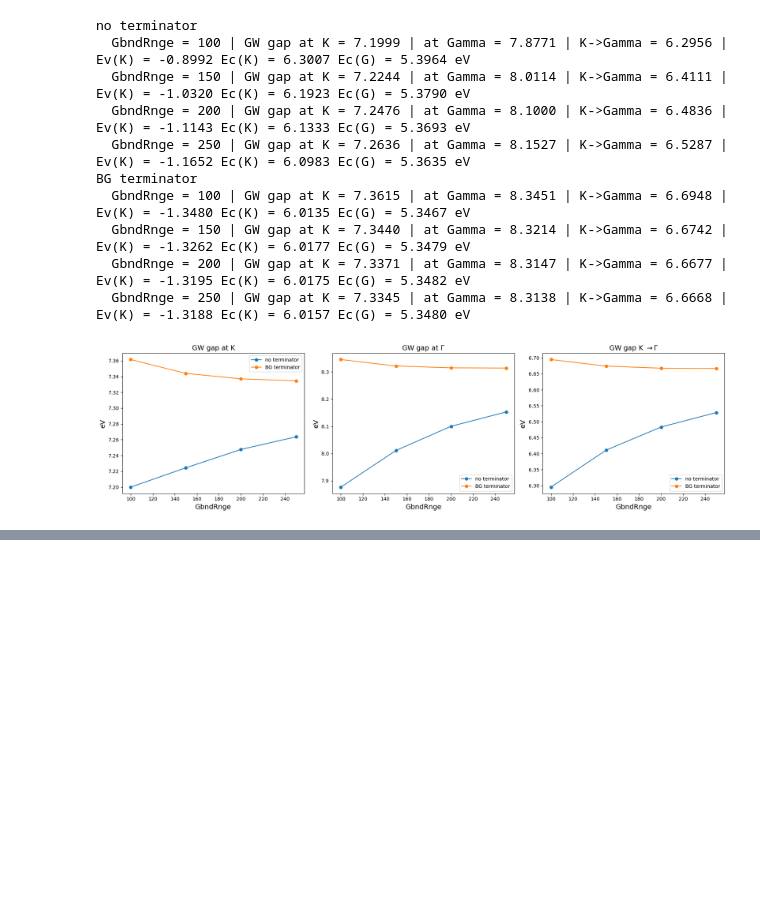
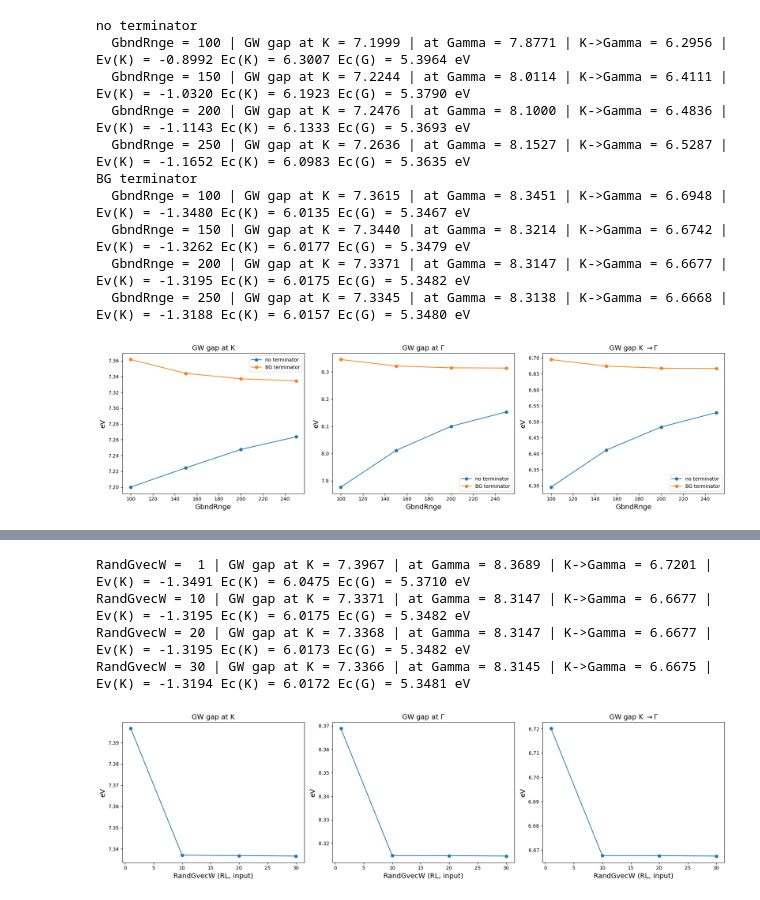
Before and after one commit to marcodalessandro76/2d-layer-substrate-effective-screening, a Jupyter notebook: hBN_bilayer/GW_Analysis.ipynb, the cells around one changed output, grey strips where cells are left out. Cells and saved outputs as stored; diff of their text form; code cells hidden in the pictures; blank space fills up the shorter version.

Commit message:
RandGvecW scan of the hBN monolayer (PPA): converged at 10 RL
Co-Authored-By: Claude Opus 5.5 <noreply@anthropic.com>
Claude-Session: https://claude.ai/code/session_01EugFhB3WJmbFVLb5HiMaDu

```diff
--- a/hBN_bilayer/GW_Analysis.ipynb
+++ b/hBN_bilayer/GW_Analysis.ipynb
@@ -401,13 +401,15 @@ gw_cmd = '%s -r -rw -k hartee -dyson n -gw0 p -V all' % yambo_cmd
 RandGvecW = 10                          # RL
 LongDrXp = [1., 1., 0.]
 
-def build_ppa_input(ngsblkxp, bndsrnxp, gbndrnge, folder=run_dir, kRange=(1, 37), terminator=False, kpoints=None):
+def build_ppa_input(ngsblkxp, bndsrnxp, gbndrnge, folder=run_dir, kRange=(1, 37), terminator=False, kpoints=None,
+                    randgvecw=None):
+    # randgvecw: RL components of RIM_W (default RandGvecW)
     # kpoints: list of IBZ indices -> one QPkrange row per k point (convergence runs: only the checked points)
     inp = I.YamboInput(args=gw_cmd, folder=folder)
     inp.set_extendOut()
     inp.set_scalar_variables(CUTGeo='slab z')
     inp.set_array_variables(RandQpts=RandQpts)
-    inp.set_array_variables(units='RL', RandGvec=RandGvec, RandGvecW=RandGvecW)
+    inp.set_array_variables(units='RL', RandGvec=RandGvec, RandGvecW=RandGvecW if randgvecw is None else randgvecw)
     inp.set_array_variables(units='Ha', NGsBlkXp=ngsblkxp)
     inp.set_array_variables(BndsRnXp=[1, bndsrnxp], GbndRnge=[1, gbndrnge], LongDrXp=LongDrXp)
     if terminator: inp.set_scalar_variables(GTermKind='BG')
@@ -419,8 +421,9 @@ def build_ppa_input(ngsblkxp, bndsrnxp, gbndrnge, folder=run_dir, kRange=(1, 37)
                              DIP_ROLEs='k.c.v', DIP_CPU='4.8.1', SE_ROLEs='q.qp.b', SE_CPU='2.2.8')
     return inp
 
-def ppa_name(ngsblkxp, bndsrnxp, gbndrnge, terminator=False):
-    return 'pp-ngsblkxp_%s-bndsrnxp_%s-gbndrnge_%s%s' % (ngsblkxp, bndsrnxp, gbndrnge, '-bg' if terminator else '')
+def ppa_name(ngsblkxp, bndsrnxp, gbndrnge, terminator=False, randgvecw=None):
+    return 'pp-ngsblkxp_%s-bndsrnxp_%s-gbndrnge_%s%s%s' % (ngsblkxp, bndsrnxp, gbndrnge, '-bg' if terminator else '',
+                                                         '' if randgvecw is None else '-randgvecw_%s' % randgvecw)
 
 def pp_name(ngsblkxp, bndsrnxp):
     return 'ndb_pp-ngsblkxp_%s-bndsrnxp_%s' % (ngsblkxp, bndsrnxp)
@@ -678,0 +693,15 @@ Costs (1 node, QP at Gamma and K only, screening read from `ndb_pp-ngsblkxp_6.0-
+# %%
+gbnd_conv = 200                          # GbndRnge (choice above), with the BG terminator
+RandGvecW_scan = [1, 20, 30]             # RL; + 10 (= 11 RL) from the GbndRnge scan
+
+code = yambo_code()
+study_rimw = D.Dataset(run_dir=run_dir, num_tasks=2)
+study_rimw.set_postprocessing_function(PP.yambo_parse_data)
+for rw in RandGvecW_scan:
+    name = ppa_name(ngs_conv, bnd_x_conv, gbnd_conv, terminator=True, randgvecw=rw)
+    study_rimw.append_run(id={'randgvecw': rw},
+                          input=build_ppa_input(ngs_conv, bnd_x_conv, gbnd_conv, terminator=True, kpoints=qp_kpoints,
+                                                randgvecw=rw),
+                          runner=code, run_dir=run_dir, name=name, jobname=[name, shared_pp, 'ndb_rim_cutoff'],
+                          skip=True)
+results_rimw = study_rimw.run()
@@ -678,0 +726,24 @@ Costs (1 node, QP at Gamma and K only, screening read from `ndb_pp-ngsblkxp_6.0-
+# %%
+rw_all = [1, 10, 20, 30]
+names = {rw: ppa_name(ngs_conv, bnd_x_conv, gbnd_conv, terminator=True, randgvecw=None if rw == RandGvecW else rw)
+         for rw in rw_all}
+E = [qp_table(names[rw]) for rw in rw_all]
+gap_K = [e[(K_index, stop_band)] - e[(K_index, start_band)] for e in E]
+gap_G = [e[(Gamma_index, stop_band)] - e[(Gamma_index, start_band)] for e in E]
+gap_KG = [e[(Gamma_index, stop_band)] - e[(K_index, start_band)] for e in E]
+for rw, gk, gg, gi, e in zip(rw_all, gap_K, gap_G, gap_KG, E):
+    print('RandGvecW = %2d | GW gap at K = %.4f | at Gamma = %.4f | K->Gamma = %.4f | Ev(K) = %.4f Ec(K) = %.4f Ec(G) = %.4f eV'
+          % (rw, gk, gg, gi, e[(K_index, start_band)], e[(K_index, stop_band)], e[(Gamma_index, stop_band)]))
+
+fig, ax = plt.subplots(nrows=1, ncols=3, figsize=(18, 5))
+ax[0].plot(rw_all, gap_K, 'o-'); ax[0].set_title('GW gap at K', size=14)
+ax[1].plot(rw_all, gap_G, 'o-'); ax[1].set_title(r'GW gap at $\Gamma$', size=14)
+ax[2].plot(rw_all, gap_KG, 'o-'); ax[2].set_title(r'GW gap K $\to\Gamma$', size=14)
+for a in ax: a.set_xlabel('RandGvecW (RL, input)', size=14); a.set_ylabel('eV', size=14)
+fig.tight_layout()
+# %% [output]
+RandGvecW =  1 | GW gap at K = 7.3967 | at Gamma = 8.3689 | K->Gamma = 6.7201 | Ev(K) = -1.3491 Ec(K) = 6.0475 Ec(G) = 5.3710 eV
+RandGvecW = 10 | GW gap at K = 7.3371 | at Gamma = 8.3147 | K->Gamma = 6.6677 | Ev(K) = -1.3195 Ec(K) = 6.0175 Ec(G) = 5.3482 eV
+RandGvecW = 20 | GW gap at K = 7.3368 | at Gamma = 8.3147 | K->Gamma = 6.6677 | Ev(K) = -1.3195 Ec(K) = 6.0173 Ec(G) = 5.3482 eV
+RandGvecW = 30 | GW gap at K = 7.3366 | at Gamma = 8.3145 | K->Gamma = 6.6675 | Ev(K) = -1.3194 Ec(K) = 6.0172 Ec(G) = 5.3481 eV
+[figure, added]
```
Also changed, not shown: parts of 6 cells of this notebook.
